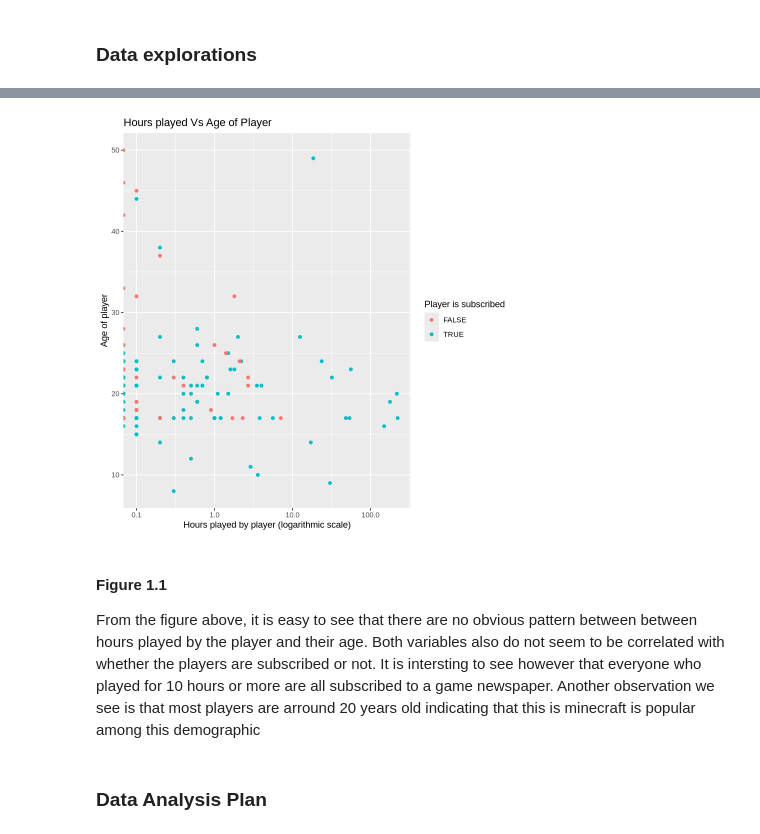
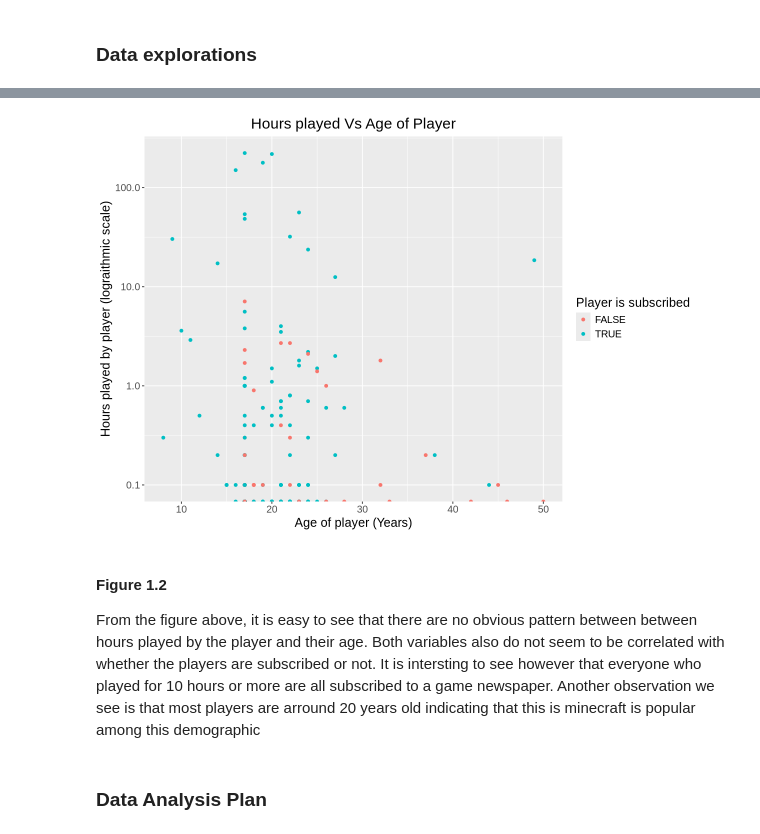
Before and after one commit to GeoffAcabado/DSCI-100-Project, a Jupyter notebook: Main_project.ipynb, the cells around one changed output, grey strips where cells are left out. Saved outputs shown, nothing was run; the diff lists cells and outputs as text; code cells hidden in the pictures.

```diff
--- a/Main_project.ipynb
+++ b/Main_project.ipynb
@@ -64,13 +86,14 @@ A spec_tbl_df: 196 × 7
 # %%
 #Lets explore relationships between hours played, age and whether they are subscibed to game newspaper
 player_plot_1 = player_data |>
-    ggplot(aes(x = played_hours	, y = Age, color = subscribe)) +
+    ggplot(aes(y = played_hours	, x = Age, color = subscribe)) +
     geom_point() +
-    scale_x_log10() +
+    scale_y_log10() +
     labs(
         title = "Hours played Vs Age of Player",
-        x = "Hours played by player (logarithmic scale)",
-        y = "Age of player",
-        colour = "Player is subscribed" )
+        y = "Hours played by player (lograithmic scale)",
+        x = "Age of player (Years)",
+        colour = "Player is subscribed" ) +
+    theme(text = element_text(size = 15), plot.title = element_text(hjust = 0.5))
 player_plot_1
 # %% [output]
@@ -78,10 +101,10 @@ Warning message in scale_x_log10():
 “log-10 transformation introduced infinite values.”
 Warning message:
 “Removed 2 rows containing missing values or values outside the scale range
 (`geom_point()`).”
-[figure, old version]
+[figure, new version]
 # %% [markdown]
-#### Figure 1.1
+#### Figure 1.2
 From the figure above, it is easy to see that there are no obvious pattern between between hours played by the player and their age. Both variables also do not seem to be correlated with whether the players are subscribed or not. It is intersting to see however that everyone who played for 10 hours or more are all subscribed to a game newspaper. Another observation we see is that most players are arround 20 years old indicating that this is minecraft is popular among this demographic
 # %% [markdown]
 ### Data Analysis Plan
```
Also changed, not shown: parts of 9 cells of this notebook.
